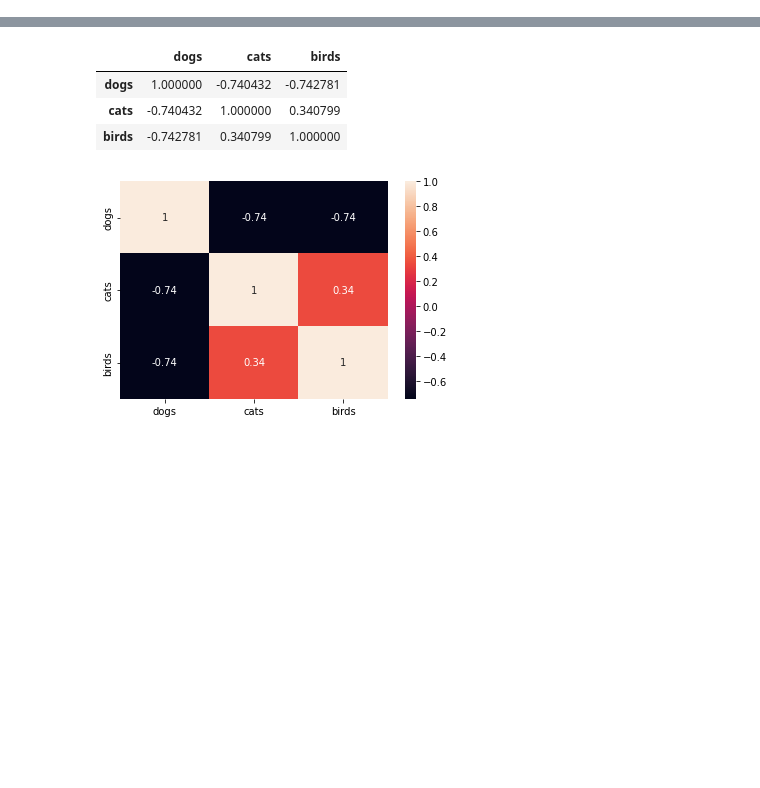
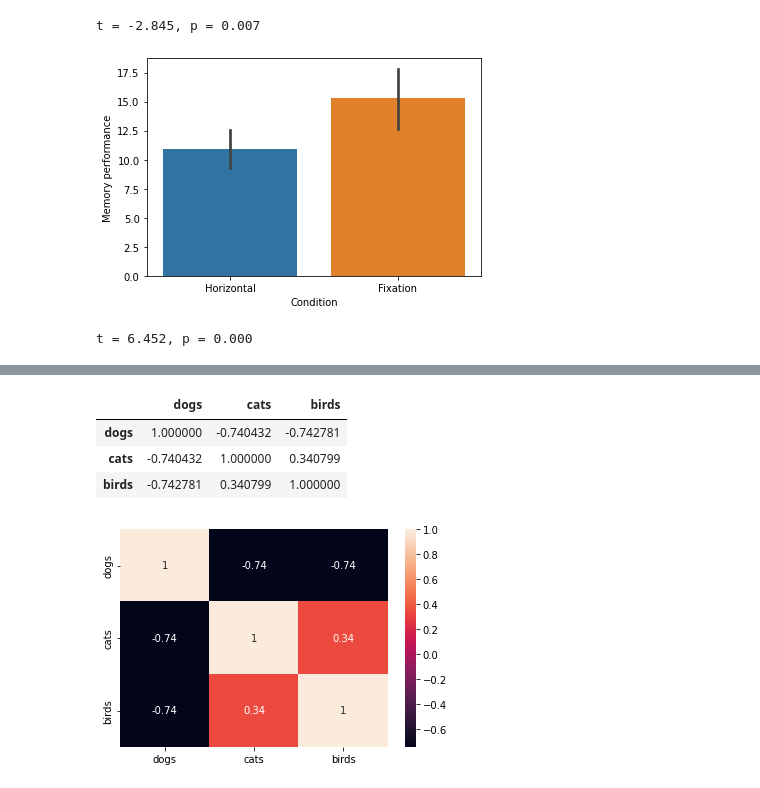
Before and after one commit to PacktPublishing/The-Art-of-Data-Driven-Business-Decisions, a Jupyter notebook: chapter_2_Machine_Learning_with_Sci_Kit_Learn.ipynb, the cells around one changed output, grey strips where cells are left out. Saved outputs shown, nothing was run; the diff lists cells and outputs as text; code cells hidden in the pictures; blank space fills up the shorter version.

Commit message:
added new data and corrected notebooks

```diff
--- a/chapter_2_Machine_Learning_with_Sci_Kit_Learn.ipynb
+++ b/chapter_2_Machine_Learning_with_Sci_Kit_Learn.ipynb
@@ -0,0 +1,16 @@
+# %%
+from scipy.stats import ttest_ind
+import pandas as pd
+
+# Dataset from Matzke et al. (2015). In this dataset, participants performed a memory task in which they recalled a list of words.
+# During the retention interval, one group of participants looked at a central fixation dot on a display.
+# Another group of participants continuously made horizontal eye movements, which is believed by some to improve memory.
+dm = pd.read_csv('matzke_et_al.csv')
+
+dm_horizontal = dm[dm.Condition=='Horizontal']
+dm_fixation = dm[dm.Condition=='Fixation']
+
+t, p = ttest_ind(dm_horizontal.CriticalRecall, dm_fixation.CriticalRecall)
+print('t = {:.3f}, p = {:.3f}'.format(t, p))
+# %% [output]
+t = -2.845, p = 0.007
@@ -0,0 +21,21 @@
+# %%
+import seaborn as sns
+import matplotlib.pyplot as plt # visualization
+
+sns.barplot(x='Condition', y='CriticalRecall', data=dm)
+plt.xlabel('Condition')
+plt.ylabel('Memory performance')
+plt.show()
+# %% [output]
+[figure, added]
+# %%
+from scipy.stats import ttest_rel
+
+# Dataset from Moore, McCabe, & Craig of aggressive behavior from people suffering from dementia was measured during full moon and another phase of the lunar cycle.
+# Each participant was measured at both phases, i.e. this was a within-subject design.
+dm = pd.read_csv('moon-aggression.csv')
+
+t, p = ttest_rel(dm.Moon, dm.Other)
+print('t = {:.3f}, p = {:.3f}'.format(t, p))
+# %% [output]
+t = 6.452, p = 0.000
```
Also changed, not shown: parts of 9 cells of this notebook, 5 other files.
